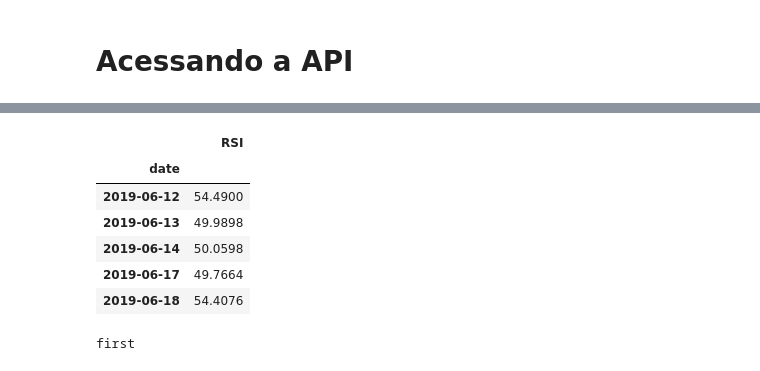
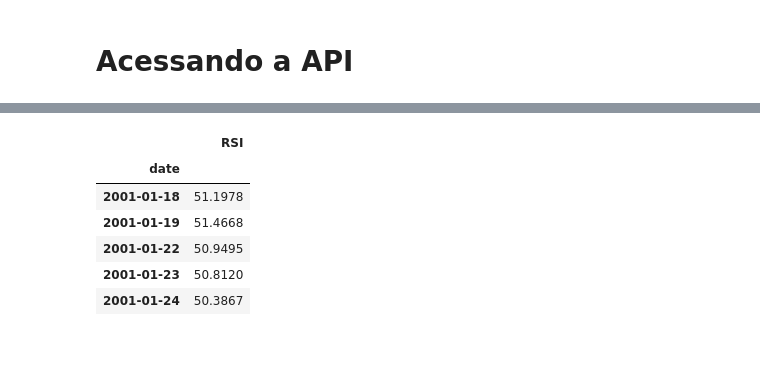
Before and after one commit to albertoivo/nossasrotas-finance, a Jupyter notebook: AlphaVantage.ipynb, the cells around one changed output, grey strips where cells are left out. Drawn from its saved outputs; the diff is of its cells as text; code cells hidden in the pictures.

```diff
--- a/AlphaVantage.ipynb
+++ b/AlphaVantage.ipynb
@@ -56,14 +49,10 @@ plt.show()
 # %%
-rsi.tail()
+rsi.head()
 # %% [output]
 |  | RSI |
 | date |  |
-| 2019-06-12 | 54.4900 |
-| 2019-06-13 | 49.9898 |
-| 2019-06-14 | 50.0598 |
-| 2019-06-17 | 49.7664 |
-| 2019-06-18 | 54.4076 |
+| 2001-01-18 | 51.1978 |
+| 2001-01-19 | 51.4668 |
+| 2001-01-22 | 50.9495 |
+| 2001-01-23 | 50.8120 |
+| 2001-01-24 | 50.3867 |
-# %%
-print('first') if 1 < 2 else print('second')
-# %% [output]
-first
```
Also changed, not shown: parts of 5 cells of this notebook.
